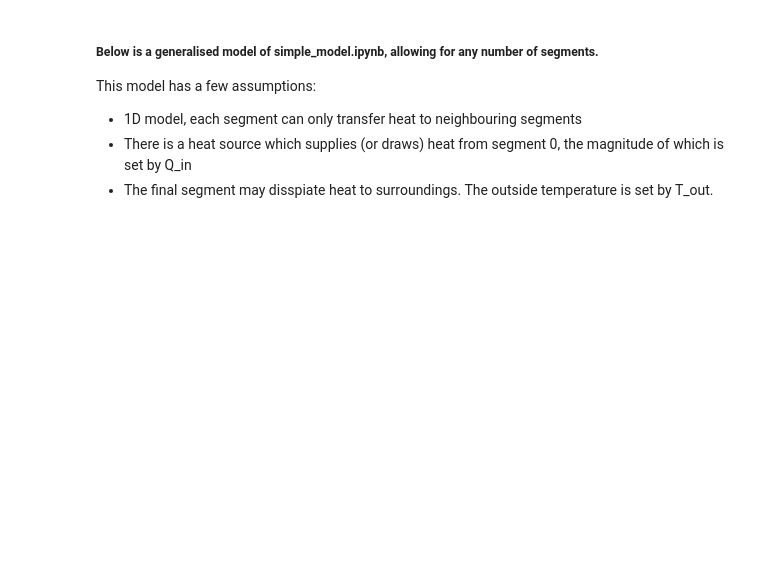
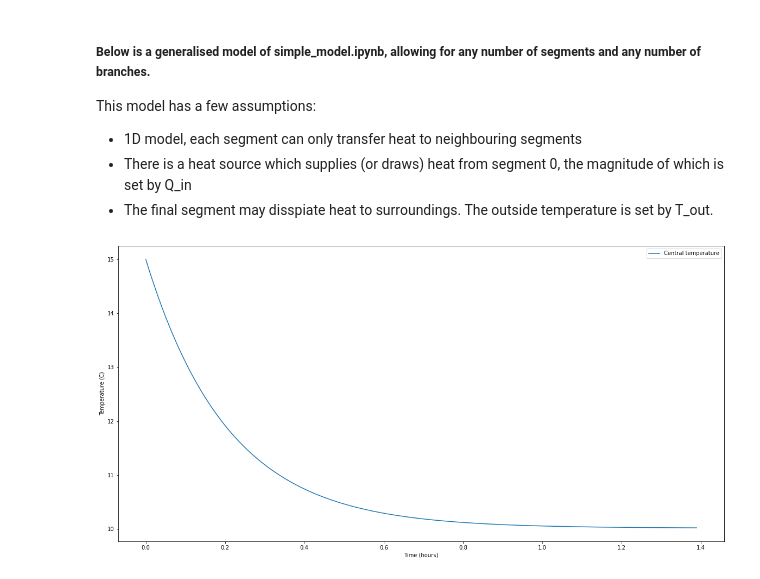
Before and after one commit to harry-rendell/building_simulation, a Jupyter notebook: general_NDmodel.ipynb, the cells around one changed output. Saved outputs shown, nothing was run; the diff lists cells and outputs as text; code cells hidden in the pictures; blank space fills up the shorter version.

Commit message:
adding functionality to allow for different input shapes

```diff
--- a/general_NDmodel.ipynb
+++ b/general_NDmodel.ipynb
@@ -2,8 +2,24 @@
 import numpy as np
 from funcs.models import model_ND
 # %% [markdown]
-##### Below is a generalised model of simple_model.ipynb, allowing for any number of segments.
+##### Below is a generalised model of simple_model.ipynb, allowing for any number of segments and any number of branches.
 This model has a few assumptions:
 * 1D model, each segment can only transfer heat to neighbouring segments
 * There is a heat source which supplies (or draws) heat from segment 0, the magnitude of which is set by Q_in
 * The final segment may disspiate heat to surroundings. The outside temperature is set by T_out.
+# %%
+# Example 1: single segment
+k = 6e5
+c = 800.0
+T = 15.0
+T_out = 10
+heatinput = 10
+iterations = 1000
+# Initialise class with system parameters
+sys_nd = model_ND(k, c, T, T_out, heatinput)
+
+# Run simulation. This recreates simple_model.ipynb showing that our generalised model works.
+times = np.linspace(0, 5e3, iterations+1)
+Ts, Qs = sys_nd.run(times=times)
+# %% [output]
+[figure, added]
```
Also changed, not shown: parts of 3 cells of this notebook, 1 other file.
